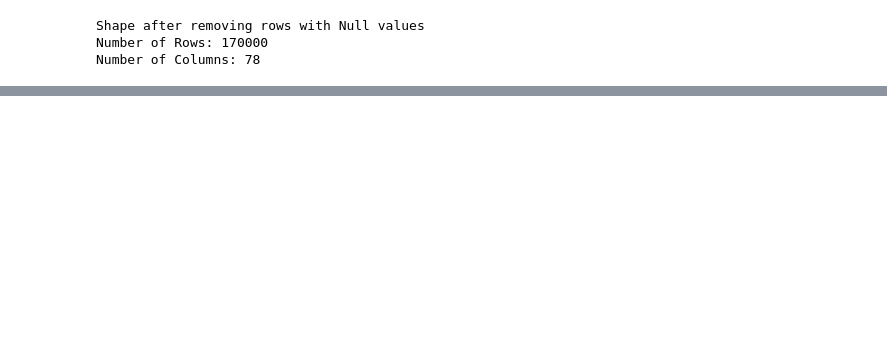
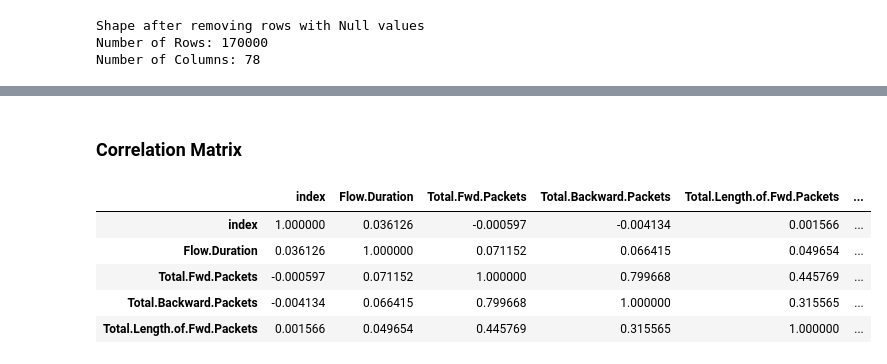
Before and after one commit to AiJared/IP-Network-Traffic-Flows, a Jupyter notebook: IP Network Traffic Flows.ipynb, the cells around one changed output, grey strips where cells are left out. Saved outputs shown, nothing was run; the diff lists cells and outputs as text; code cells hidden in the pictures; blank space fills up the shorter version.

```diff
--- a/IP Network Traffic Flows.ipynb
+++ b/IP Network Traffic Flows.ipynb
@@ -174,0 +208,13 @@ print(encoded_target_column)
+# %% [markdown]
+### Correlation Matrix
+# %%
+# finding the corrrelation matrix
+correlation_matrix = dataset.corr()
+correlation_matrix.head()
+# %% [output]
+|  | index | Flow.Duration | Total.Fwd.Packets | Total.Backward.Packets | Total.Length.of.Fwd.Packets | ... |
+| index | 1.000000 | 0.036126 | -0.000597 | -0.004134 | 0.001566 | ... |
+| Flow.Duration | 0.036126 | 1.000000 | 0.071152 | 0.066415 | 0.049654 | ... |
+| Total.Fwd.Packets | -0.000597 | 0.071152 | 1.000000 | 0.799668 | 0.445769 | ... |
+| Total.Backward.Packets | -0.004134 | 0.066415 | 0.799668 | 1.000000 | 0.315565 | ... |
+| Total.Length.of.Fwd.Packets | 0.001566 | 0.049654 | 0.445769 | 0.315565 | 1.000000 | ... |
```
Also changed, not shown: parts of 22 cells of this notebook, 1 other file.
